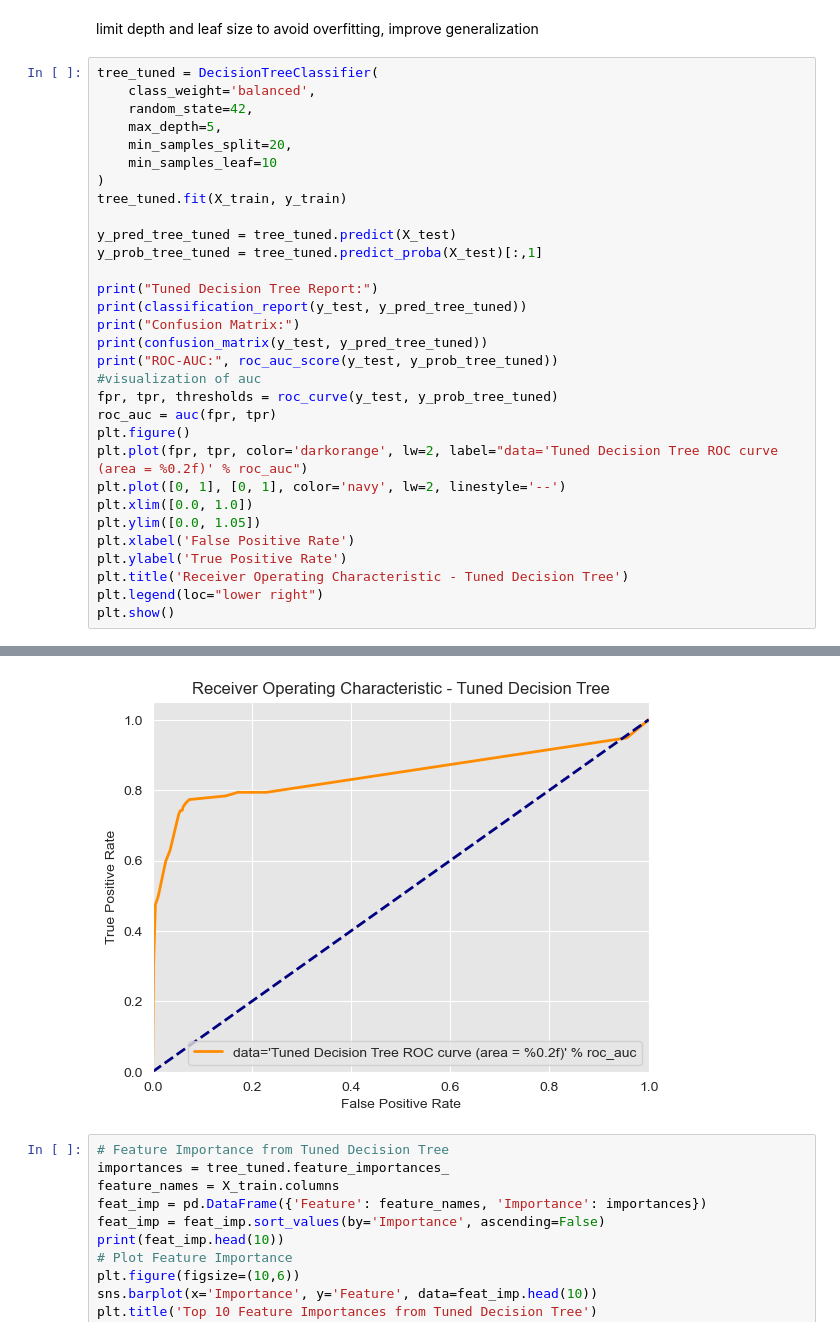
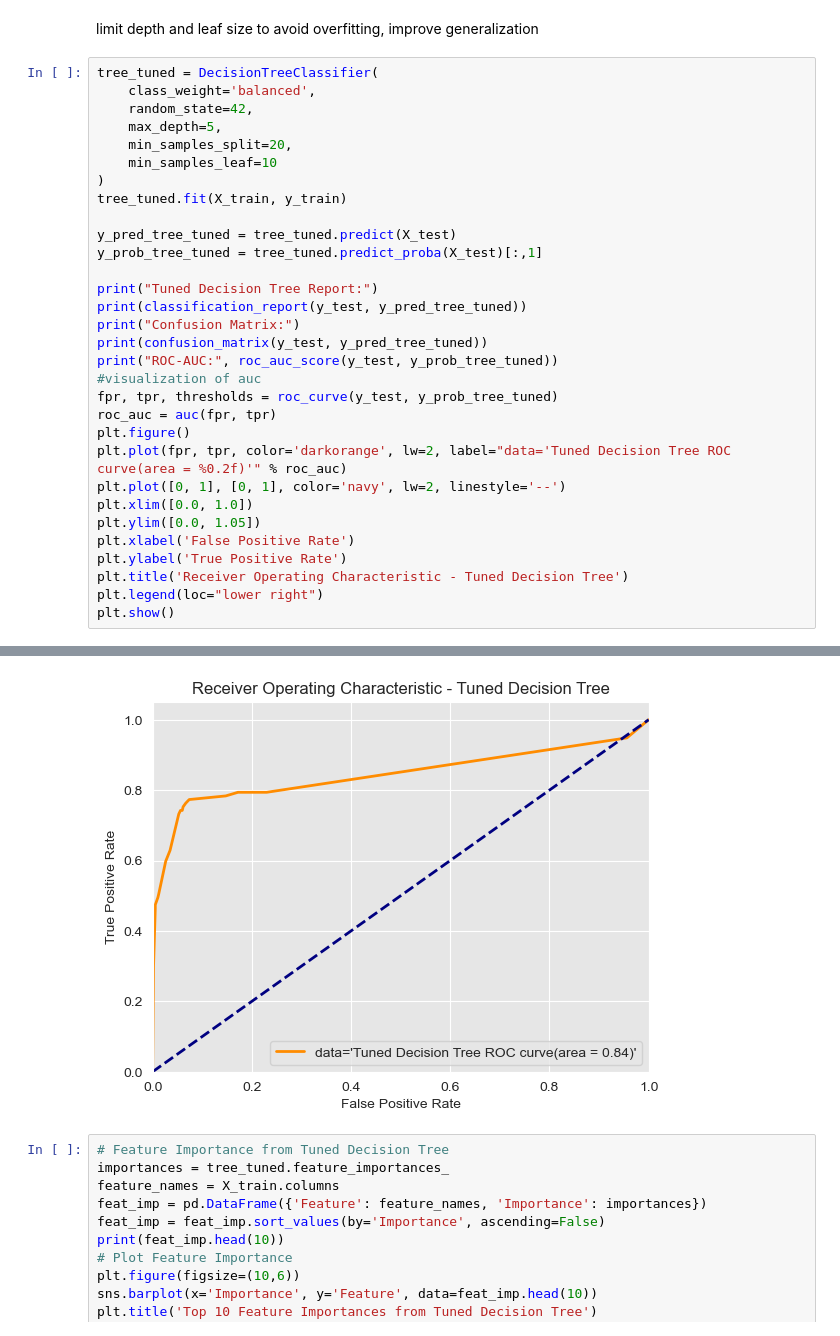
Before and after one commit to OmondiOmolo/project3, a Jupyter notebook: student.ipynb, the cells around one changed output, grey strips where cells are left out. Saved outputs shown, nothing was run; the diff lists cells and outputs as text.

```diff
--- a/student.ipynb
+++ b/student.ipynb
@@ -328,35 +328,35 @@ print(classification_report(y_test, y_pred_tree_tuned))
 print("Confusion Matrix:")
 print(confusion_matrix(y_test, y_pred_tree_tuned))
 print("ROC-AUC:", roc_auc_score(y_test, y_prob_tree_tuned))
 #visualization of auc
 fpr, tpr, thresholds = roc_curve(y_test, y_prob_tree_tuned)
 roc_auc = auc(fpr, tpr)
 plt.figure()
-plt.plot(fpr, tpr, color='darkorange', lw=2, label="data='Tuned Decision Tree ROC curve (area = %0.2f)' % roc_auc")
+plt.plot(fpr, tpr, color='darkorange', lw=2, label="data='Tuned Decision Tree ROC curve(area = %0.2f)'" % roc_auc)
 plt.plot([0, 1], [0, 1], color='navy', lw=2, linestyle='--')
 plt.xlim([0.0, 1.0])
 plt.ylim([0.0, 1.05])
 plt.xlabel('False Positive Rate')
 plt.ylabel('True Positive Rate')
 plt.title('Receiver Operating Characteristic - Tuned Decision Tree')
 plt.legend(loc="lower right")
 plt.show()
 # %% [output]
 Tuned Decision Tree Report:
               precision    recall  f1-score   support
 
            0       0.96      0.94      0.95       570
            1       0.68      0.75      0.71        97
 
     accuracy                           0.91       667
    macro avg       0.82      0.85      0.83       667
 weighted avg       0.92      0.91      0.91       667
 
 Confusion Matrix:
 [[535  35]
  [ 24  73]]
 ROC-AUC: 0.8440947730150118
-[figure, old version]
+[figure, new version]
 # %%
 # Feature Importance from Tuned Decision Tree
 importances = tree_tuned.feature_importances_
```
Also changed, not shown: parts of 1 cell of this notebook, 4 other files.
